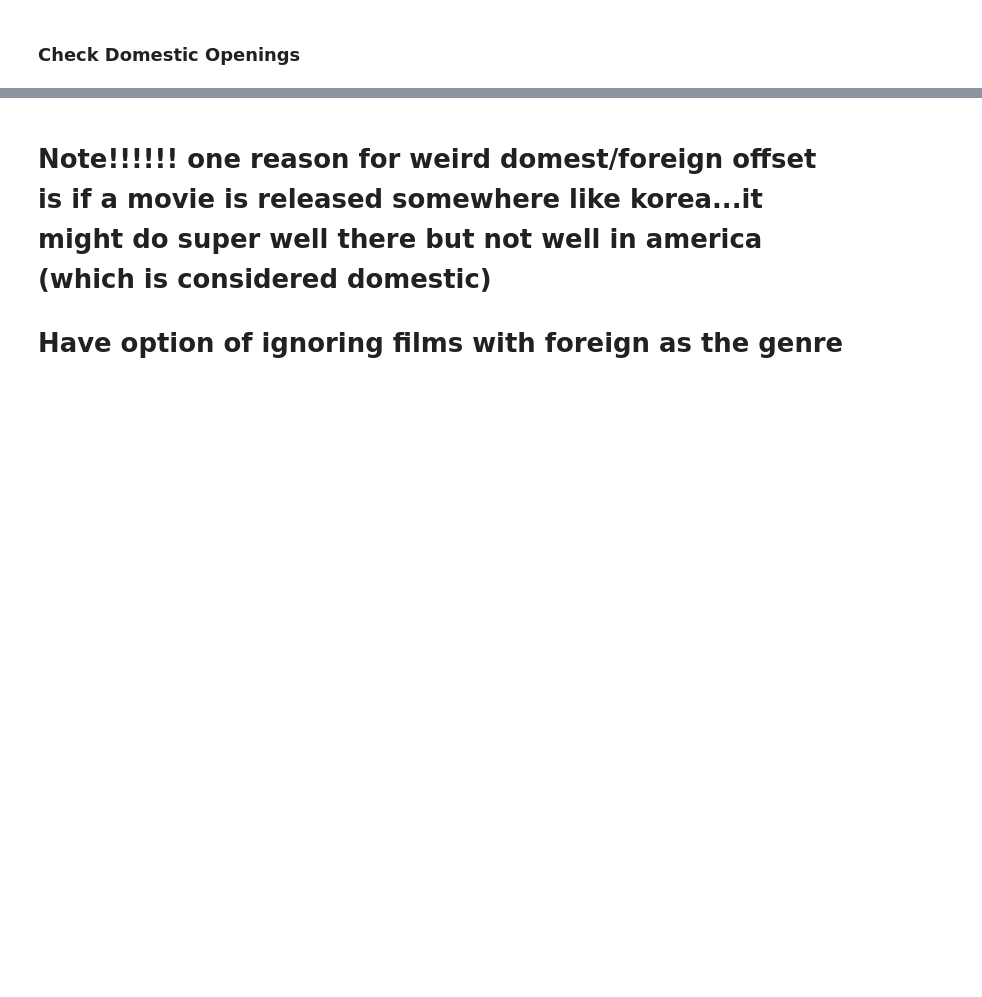
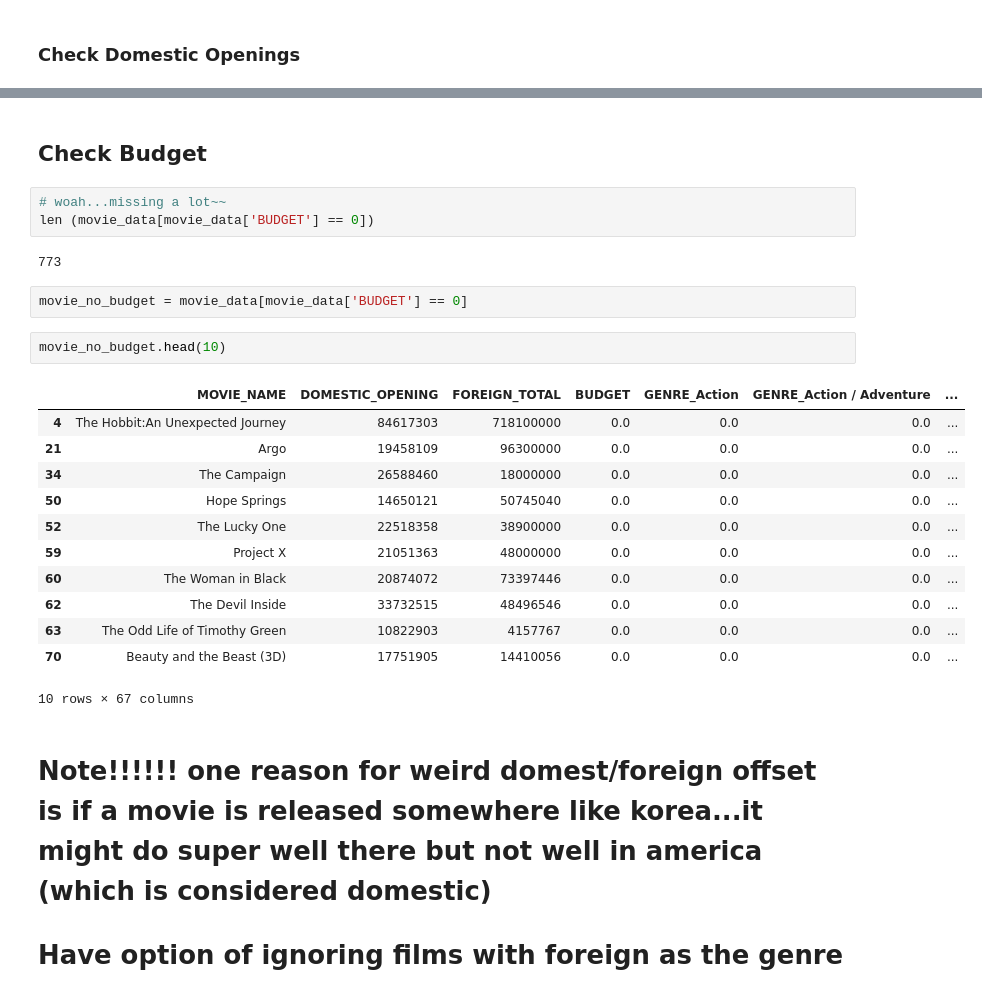
Before and after one commit to wccosby/Project_Luther, a Jupyter notebook: initial_analysis.ipynb, the cells around one changed output, grey strips where cells are left out. Saved outputs shown, nothing was run; the diff lists cells and outputs as text; blank space fills up the shorter version.

Commit message:
did some more analysis, need to scrape the numbers to get budget information because im missing too much data there

```diff
--- a/initial_analysis.ipynb
+++ b/initial_analysis.ipynb
@@ -134,3 +126,27 @@ len(movie_data[movie_data["DOMESTIC_OPENING"] == 0])
+# %% [markdown]
+## Check Budget
+# %%
+# woah...missing a lot~~
+len (movie_data[movie_data['BUDGET'] == 0])
+# %% [output]
+773
+# %%
+movie_no_budget = movie_data[movie_data['BUDGET'] == 0]
+# %%
+movie_no_budget.head(10)
+# %% [output]
+|  | MOVIE_NAME | DOMESTIC_OPENING | FOREIGN_TOTAL | BUDGET | GENRE_Action | GENRE_Action / Adventure | ... |
+| 4 | The Hobbit:An Unexpected Journey | 84617303 | 718100000 | 0.0 | 0.0 | 0.0 | ... |
+| 21 | Argo | 19458109 | 96300000 | 0.0 | 0.0 | 0.0 | ... |
+| 34 | The Campaign | 26588460 | 18000000 | 0.0 | 0.0 | 0.0 | ... |
+| 50 | Hope Springs | 14650121 | 50745040 | 0.0 | 0.0 | 0.0 | ... |
+| 52 | The Lucky One | 22518358 | 38900000 | 0.0 | 0.0 | 0.0 | ... |
+| 59 | Project X | 21051363 | 48000000 | 0.0 | 0.0 | 0.0 | ... |
+| 60 | The Woman in Black | 20874072 | 73397446 | 0.0 | 0.0 | 0.0 | ... |
+| 62 | The Devil Inside | 33732515 | 48496546 | 0.0 | 0.0 | 0.0 | ... |
+| 63 | The Odd Life of Timothy Green | 10822903 | 4157767 | 0.0 | 0.0 | 0.0 | ... |
+| 70 | Beauty and the Beast (3D) | 17751905 | 14410056 | 0.0 | 0.0 | 0.0 | ... |
+10 rows × 67 columns
 # %% [markdown]
 # Note!!!!!! one reason for weird domest/foreign offset is if a movie is released somewhere like korea...it might do super well there but not well in america (which is considered domestic)
 
```
Also changed, not shown: parts of 6 cells of this notebook.
